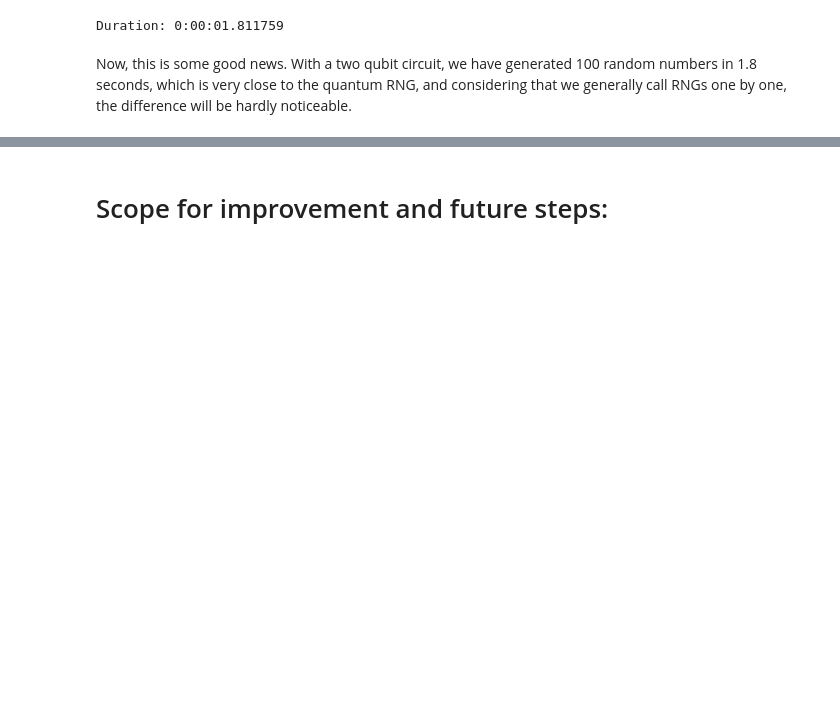
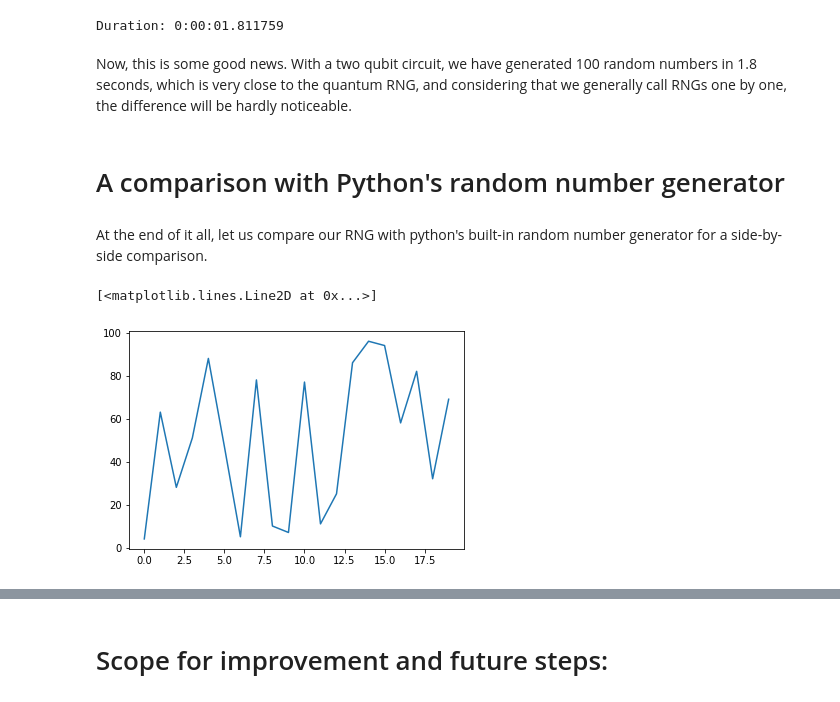
Before and after one commit to harshdeeps036/QiskitFallFest21-AU, a Jupyter notebook: VariationalRNG.ipynb, the cells around one changed output, grey strips where cells are left out. Cells and saved outputs as stored; diff of their text form; code cells hidden in the pictures; blank space fills up the shorter version.

```diff
--- a/VariationalRNG.ipynb
+++ b/VariationalRNG.ipynb
@@ -401,3 +401,19 @@ print('Duration: {}'.format(end_time - start_time))
 Duration: 0:00:01.811759
 # %% [markdown]
 Now, this is some good news. With a two qubit circuit, we have generated 100 random numbers in 1.8 seconds, which is very close to the quantum RNG, and considering that we generally call RNGs one by one, the difference will be hardly noticeable.
+# %% [markdown]
+# A comparison with Python's random number generator
+# %% [markdown]
+At the end of it all, let us compare our RNG with python's built-in random number generator for a side-by-side comparison.
+# %%
+import random
+testpy=[]
+for i in range(20):
+    y=random.randint(1,100)
+    if y not in testpy:
+        testpy.append(y)
+
+plt.plot(testpy)
+# %% [output]
+[<matplotlib.lines.Line2D at 0x...>]
+[figure, added]
```
Also changed, not shown: parts of 3 cells of this notebook.
